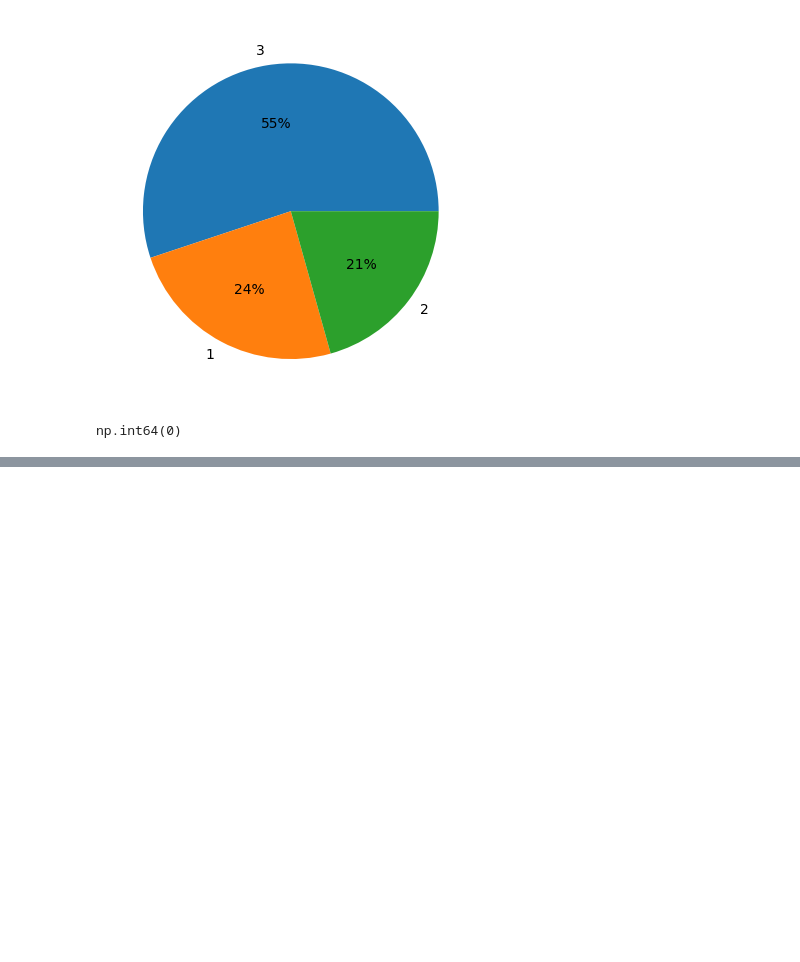
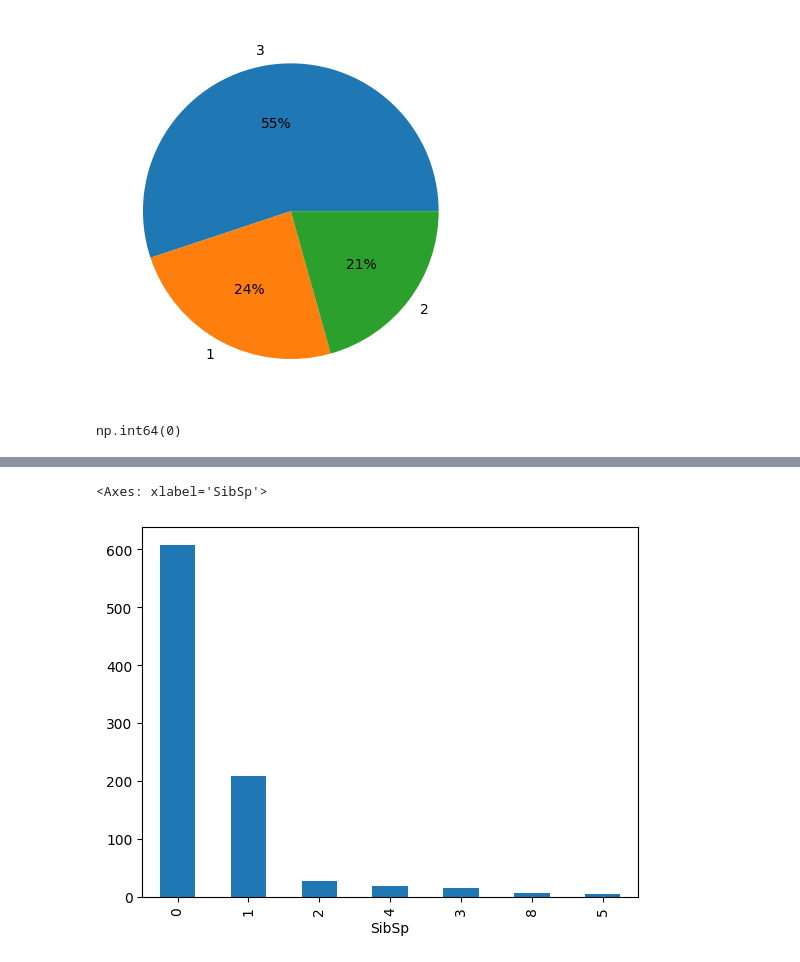
Before and after one commit to aayushmanz/Python-For-Data-Science, a Jupyter notebook: Exploratory Data Analysis (EDA)/Univariate Analysis.ipynb, the cells around one changed output, grey strips where cells are left out. Saved outputs shown, nothing was run; the diff lists cells and outputs as text; code cells hidden in the pictures; blank space fills up the shorter version.

```diff
--- a/Exploratory Data Analysis (EDA)/Univariate Analysis.ipynb
+++ b/Exploratory Data Analysis (EDA)/Univariate Analysis.ipynb
@@ -241,0 +259,5 @@ np.int64(0)
+# %%
+df['SibSp'].value_counts().plot(kind='bar')
+# %% [output]
+<Axes: xlabel='SibSp'>
+[figure, added]
```
Also changed, not shown: parts of 3 cells of this notebook.
